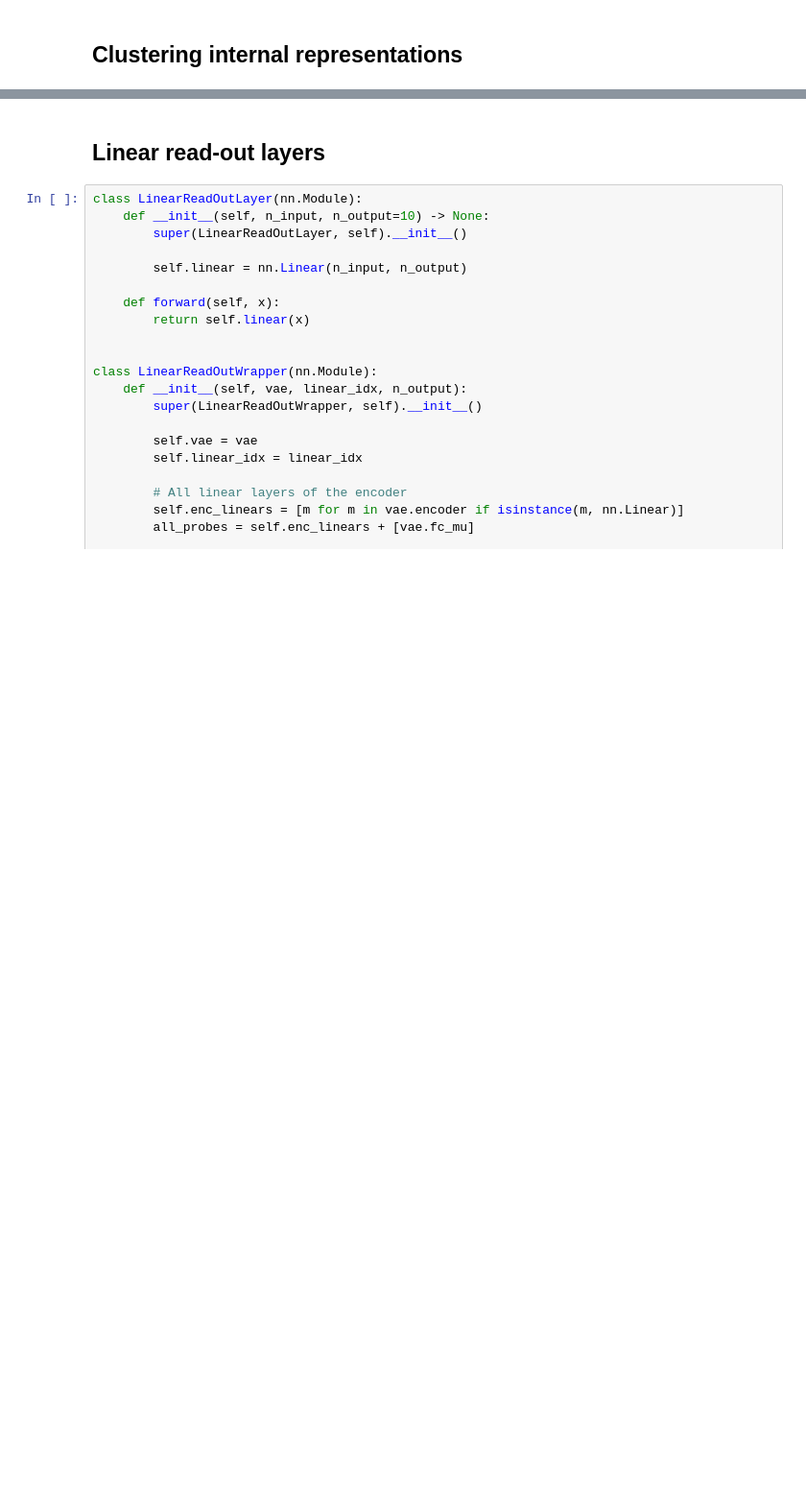
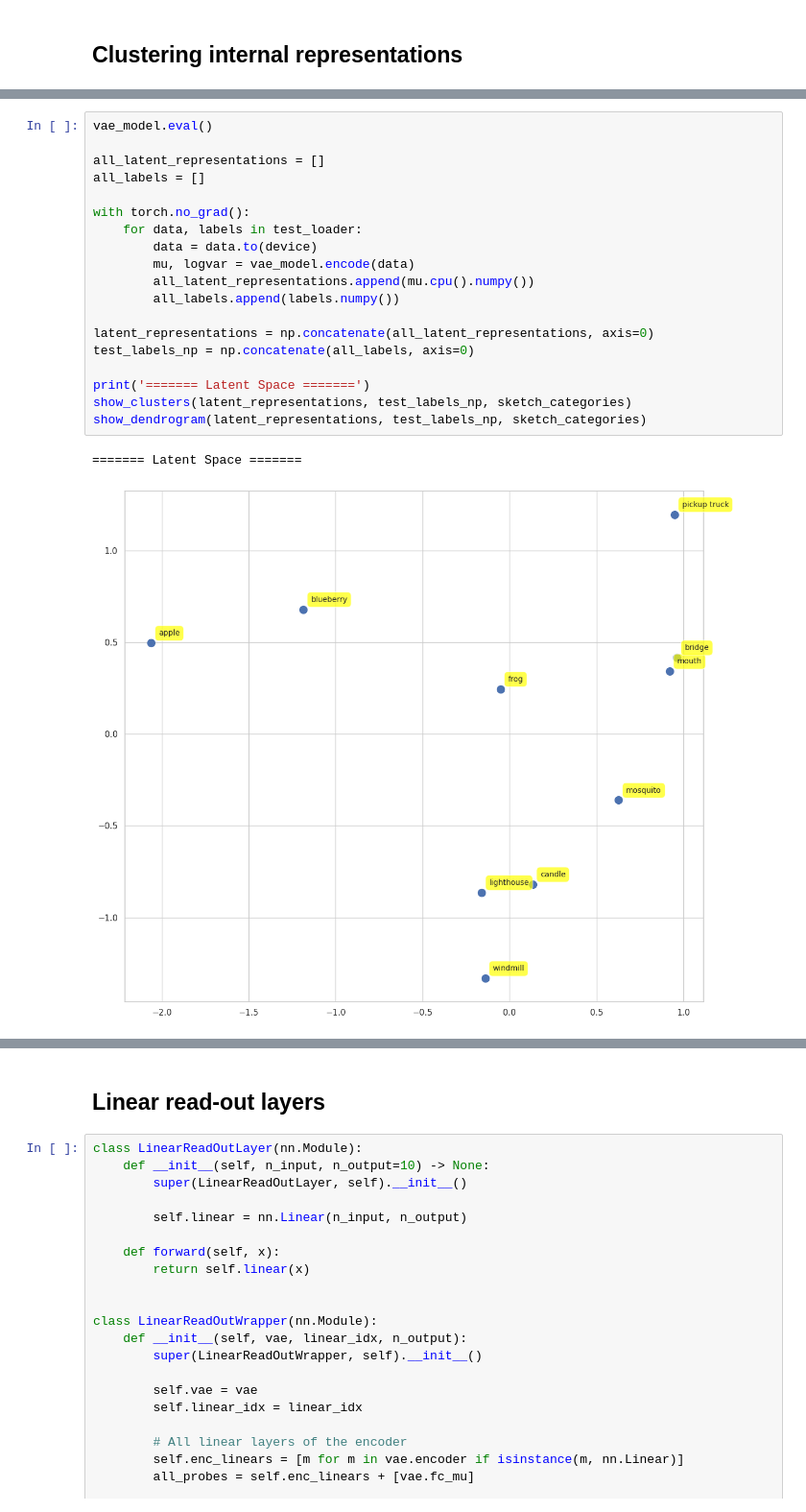
Before and after one commit to pavelihno/cognition-computation-project, a Jupyter notebook: project.ipynb, the cells around one changed output, grey strips where cells are left out. Shown at 96% size. Saved outputs shown, nothing was run; the diff lists cells and outputs as text; blank space fills up the shorter version.

Commit message:
clustering latent representation

```diff
--- a/project.ipynb
+++ b/project.ipynb
@@ -558,0 +654,22 @@ for layer_idx in range(num_linear_layers):
+# %%
+vae_model.eval()
+
+all_latent_representations = []
+all_labels = []
+
+with torch.no_grad():
+    for data, labels in test_loader:
+        data = data.to(device)
+        mu, logvar = vae_model.encode(data)
+        all_latent_representations.append(mu.cpu().numpy())
+        all_labels.append(labels.numpy())
+
+latent_representations = np.concatenate(all_latent_representations, axis=0)
+test_labels_np = np.concatenate(all_labels, axis=0)
+
+print('======= Latent Space =======')
+show_clusters(latent_representations, test_labels_np, sketch_categories)
+show_dendrogram(latent_representations, test_labels_np, sketch_categories)
+# %% [output]
+======= Latent Space =======
+[figure, added]
```
Also changed, not shown: parts of 13 cells of this notebook.
